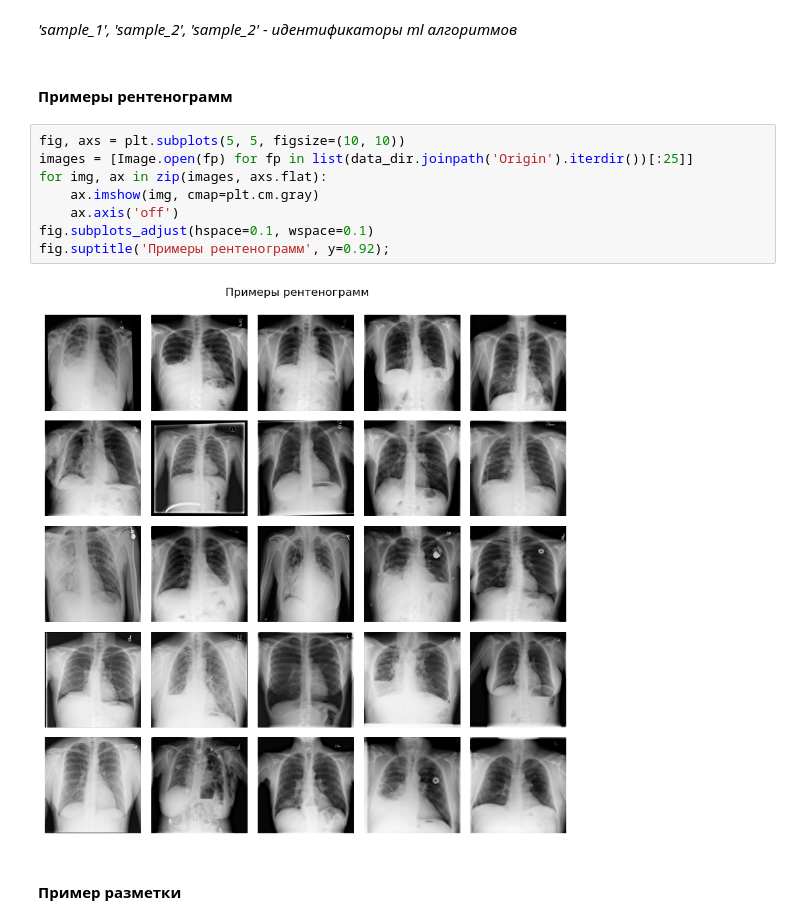
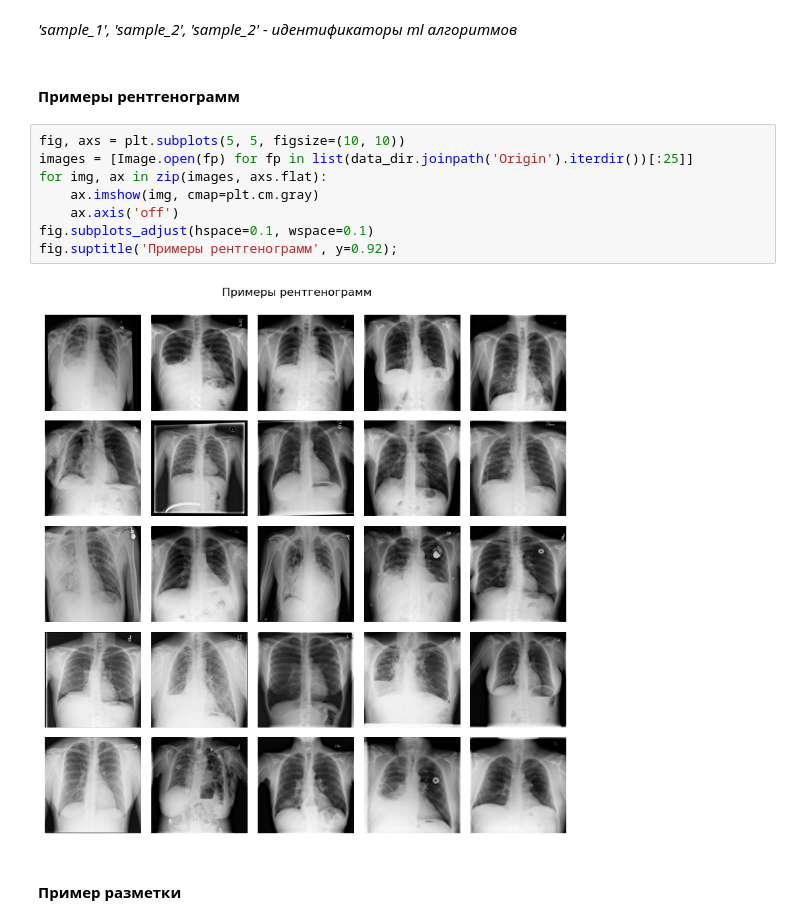
Before and after one commit to Phinnik/Astral_AI_test, a Jupyter notebook: EDA.ipynb, the cells around one changed output. Saved outputs shown, nothing was run; the diff lists cells and outputs as text.

```diff
--- a/EDA.ipynb
+++ b/EDA.ipynb
@@ -317,17 +334,17 @@ open_part_df.head()
 # %% [markdown]
 *'sample_1', 'sample_2', 'sample_2' - идентификаторы ml алгоритмов*
 # %% [markdown]
-#### Примеры рентенограмм
+#### Примеры рентгенограмм
 # %%
 fig, axs = plt.subplots(5, 5, figsize=(10, 10))
 images = [Image.open(fp) for fp in list(data_dir.joinpath('Origin').iterdir())[:25]]
 for img, ax in zip(images, axs.flat):
     ax.imshow(img, cmap=plt.cm.gray)
     ax.axis('off')
 fig.subplots_adjust(hspace=0.1, wspace=0.1)
-fig.suptitle('Примеры рентенограмм', y=0.92);
+fig.suptitle('Примеры рентгенограмм', y=0.92);
 # %% [output]
-[figure, old version]
+[figure, new version]
 # %% [markdown]
 #### Пример разметки
 # %%
```
Also changed, not shown: parts of 33 cells of this notebook, 17 other files.
